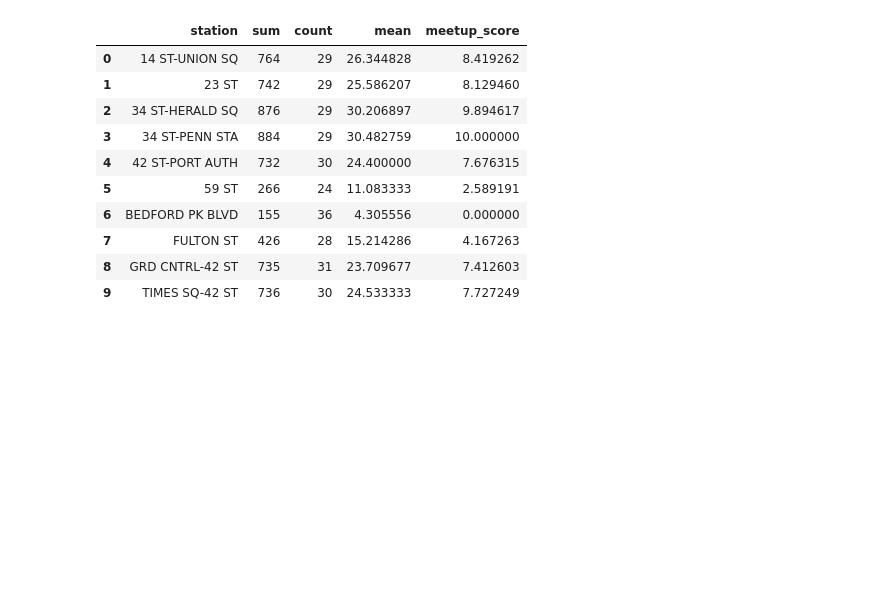
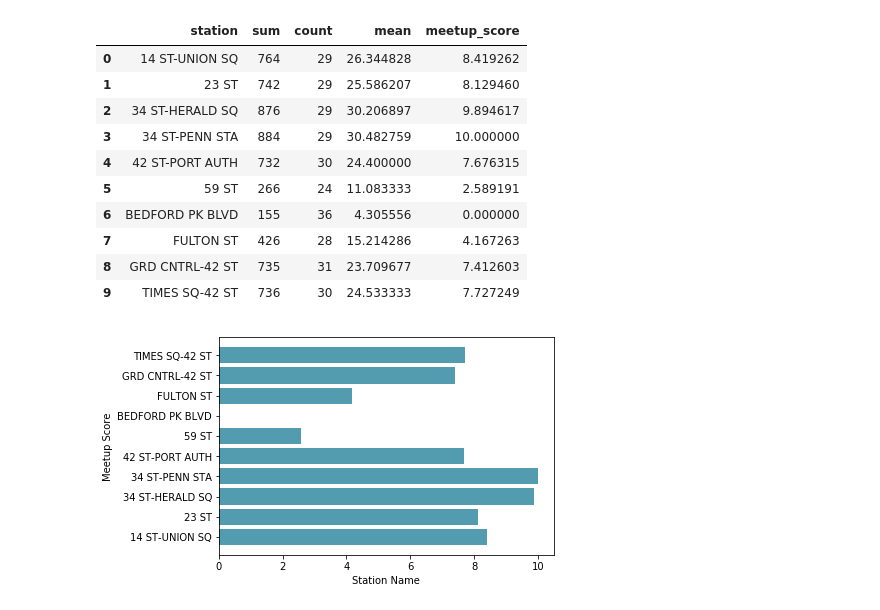
Before and after one commit to cyrus-rustomji/metis_projects, a Jupyter notebook: FirstProejct.ipynb, the cells around one changed output. Saved outputs shown, nothing was run; the diff lists cells and outputs as text; code cells hidden in the pictures; blank space fills up the shorter version.

```diff
--- a/FirstProejct.ipynb
+++ b/FirstProejct.ipynb
@@ -892,4 +837,14 @@ meetup_groupd_df
 | 7 | FULTON ST | 426 | 28 | 15.214286 | 4.167263 |
 | 8 | GRD CNTRL-42 ST | 735 | 31 | 23.709677 | 7.412603 |
 | 9 | TIMES SQ-42 ST | 736 | 30 | 24.533333 | 7.727249 |
+# %%
+plt.figure()
+plt.xlabel('Station Name')
+plt.ylabel('Meetup Score')
+meetup_groupd_df.sort_values(by=['meetup_score'],ascending=True)
+plt.barh(meetup_groupd_df_sort['station'], meetup_groupd_df_sort['meetup_score'], color = '#539caf', align = 'center')
+plt.show()
+meetup_groupd_df = meetup_groupd_df[['station','meetup_score']]
+# %% [output]
+[figure, added]
 # %%
```
Also changed, not shown: parts of 18 cells of this notebook.
